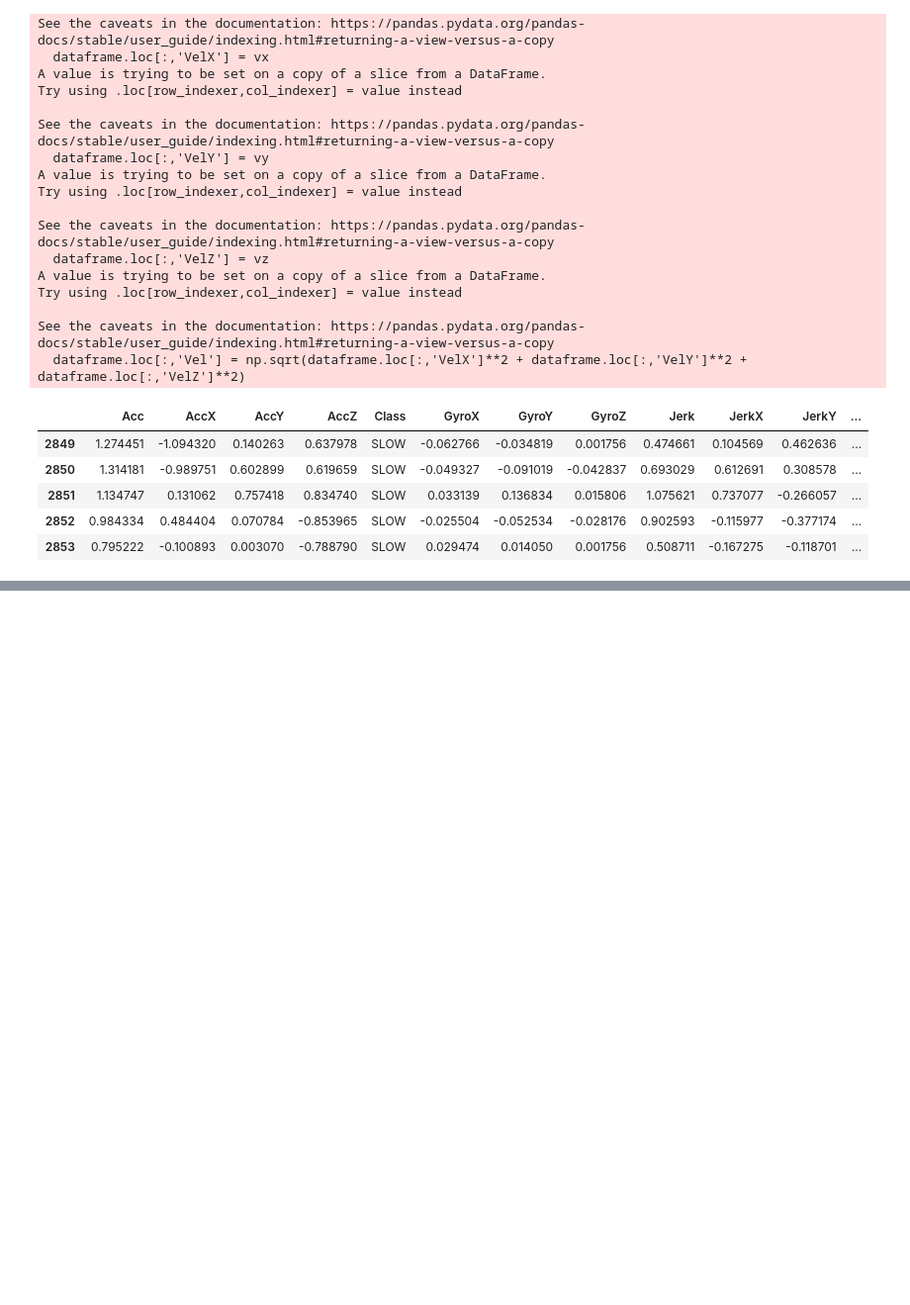
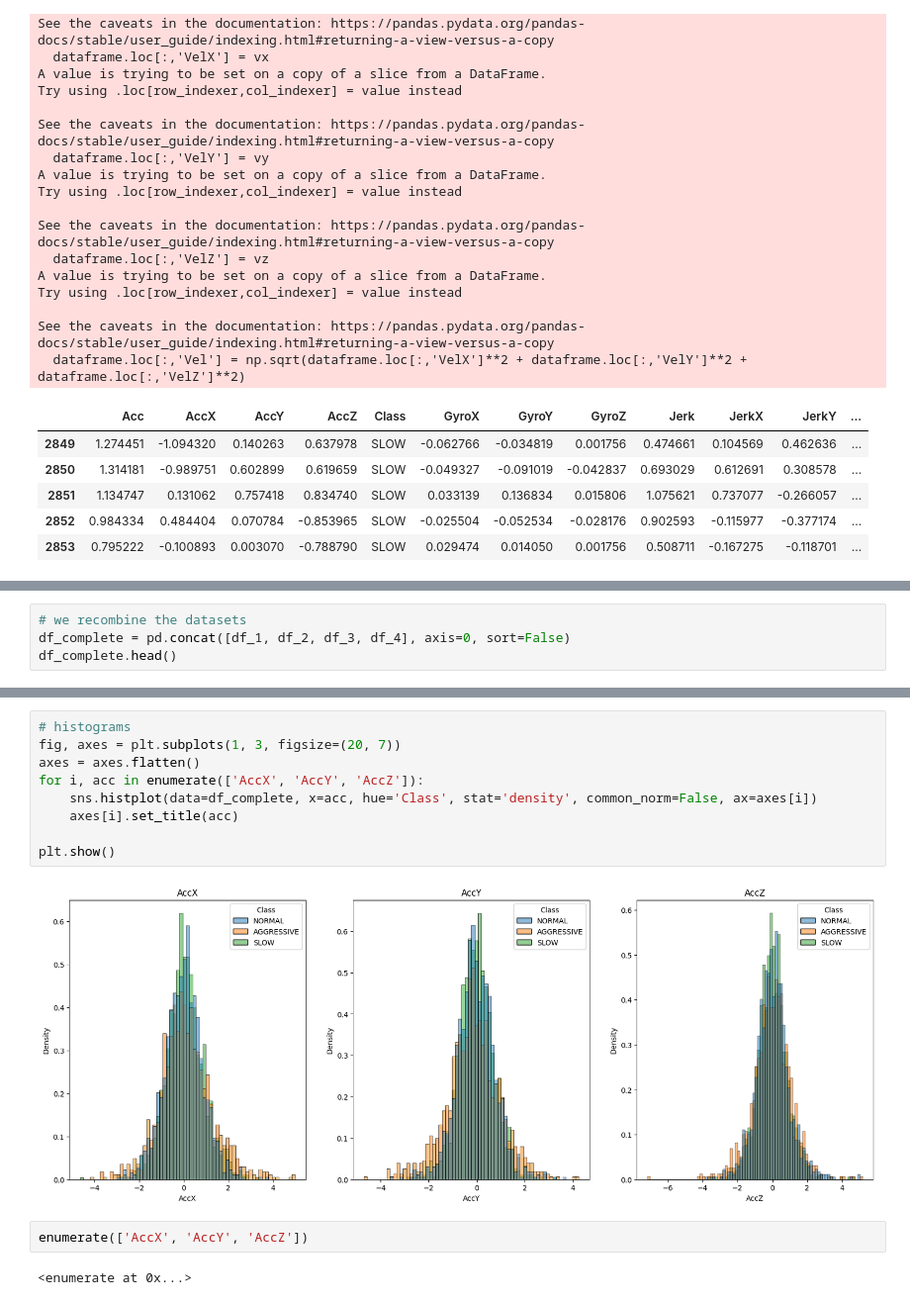
Before and after one commit to aurvantGitHub/driving_behavior, a Jupyter notebook: main.ipynb, the cells around one changed output, grey strips where cells are left out. Shown: that part at 99% size. Saved outputs shown, nothing was run; the diff lists cells and outputs as text; blank space fills up the shorter version.

Commit message:
acc histograms

```diff
--- a/main.ipynb
+++ b/main.ipynb
@@ -418,0 +431,4 @@ len(df_1.loc[:,'AccX'])
+# %%
+# we recombine the datasets
+df_complete = pd.concat([df_1, df_2, df_3, df_4], axis=0, sort=False)
+df_complete.head()
@@ -418,0 +442,15 @@ len(df_1.loc[:,'AccX'])
+# %%
+# histograms
+fig, axes = plt.subplots(1, 3, figsize=(20, 7))
+axes = axes.flatten()
+for i, acc in enumerate(['AccX', 'AccY', 'AccZ']):
+    sns.histplot(data=df_complete, x=acc, hue='Class', stat='density', common_norm=False, ax=axes[i])
+    axes[i].set_title(acc)
+
+plt.show()
+# %% [output]
+[figure, added]
+# %%
+enumerate(['AccX', 'AccY', 'AccZ'])
+# %% [output]
+<enumerate at 0x...>
```
Also changed, not shown: parts of 8 cells of this notebook.
